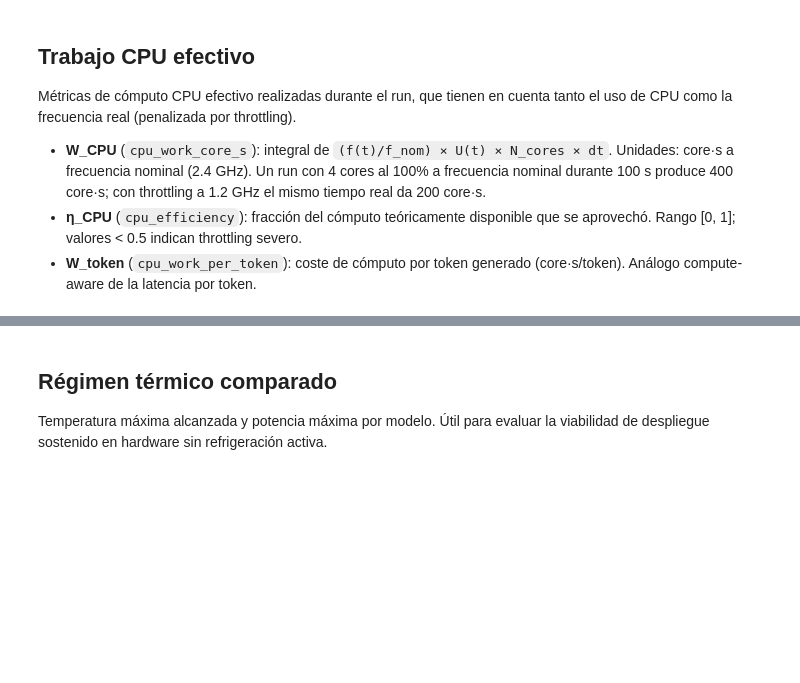
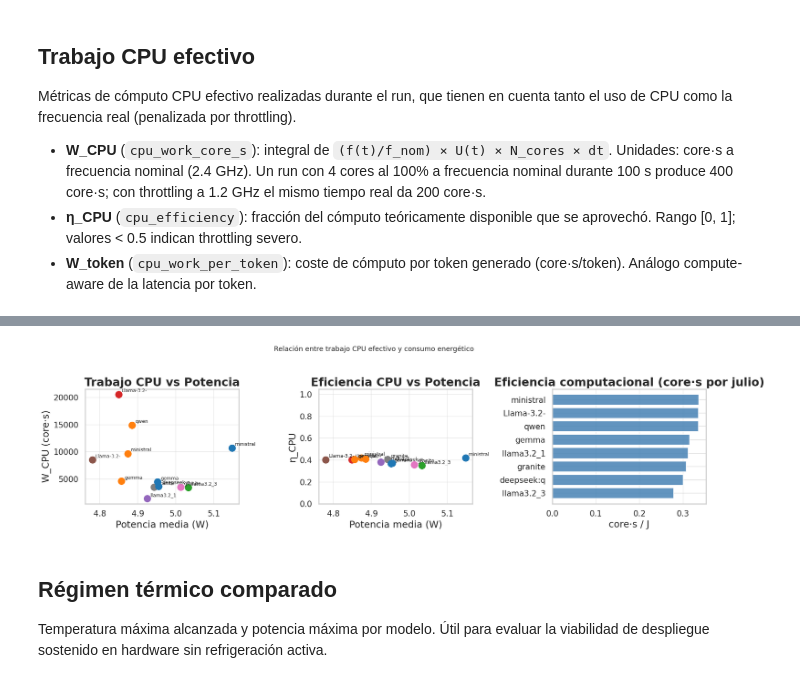
Before and after one commit to TFG-yisuscc/MonitorSystemVisualizer, a Jupyter notebook: notebooks/04_comparativa_global.ipynb, the cells around one changed output, grey strips where cells are left out. Cells and saved outputs as stored; diff of their text form; code cells hidden in the pictures; blank space fills up the shorter version.

```diff
--- a/notebooks/04_comparativa_global.ipynb
+++ b/notebooks/04_comparativa_global.ipynb
@@ -356,3 +461,69 @@ _plot_metric(
+# %%
+cpu_energy = summary.dropna(subset=["cpu_work_core_s", "power_mean_w"]).copy()
+
+if cpu_energy.empty:
+    print("Sin datos suficientes para el análisis CPU-potencia.")
+else:
+    fig, axes = plt.subplots(1, 3, figsize=(18, 5))
+
+    # 1. W_CPU vs Potencia media
+    ax = axes[0]
+    for i, (_, row) in enumerate(cpu_energy.iterrows()):
+        ax.scatter(row["power_mean_w"], row["cpu_work_core_s"],
+                   s=150, color=f"C{i % 10}", zorder=3)
+        ax.annotate(row["model_label"],
+                    (row["power_mean_w"], row["cpu_work_core_s"]),
+                    xytext=(6, 4), textcoords="offset points", fontsize=9)
+    ax.set_xlabel("Potencia media (W)")
+    ax.set_ylabel("W_CPU (core·s)")
+    ax.set_title("Trabajo CPU vs Potencia")
+    ax.grid(True, alpha=0.3)
+
+    # 2. η_CPU vs Potencia
+    ax = axes[1]
+    eff_data = cpu_energy.dropna(subset=["cpu_efficiency"])
+    for i, (_, row) in enumerate(eff_data.iterrows()):
+        ax.scatter(row["power_mean_w"], row["cpu_efficiency"],
+                   s=150, color=f"C{i % 10}", zorder=3)
+        ax.annotate(row["model_label"],
+                    (row["power_mean_w"], row["cpu_efficiency"]),
+                    xytext=(6, 4), textcoords="offset points", fontsize=9)
+    ax.set_xlabel("Potencia media (W)")
+    ax.set_ylabel("η_CPU")
+    ax.set_ylim(0, 1.05)
+    ax.set_title("Eficiencia CPU vs Potencia")
+    ax.grid(True, alpha=0.3)
+
+    # 3. core·s/J — barplot comparativo (media por model_label si hay duplicados)
+    ax = axes[2]
+    if "cpu_work_per_joule" in cpu_energy.columns:
+        joule_agg = (
+            cpu_energy.dropna(subset=["cpu_work_per_joule"])
+            .groupby("model_label", sort=False)["cpu_work_per_joule"]
+            .mean()
+            .sort_values(ascending=True)
+        )
+        if not joule_agg.empty:
+            ax.barh(joule_agg.index.tolist(), joule_agg.values,
+                    color="steelblue", alpha=0.85)
+            ax.set_xlabel("core·s / J")
+            ax.set_title("Eficiencia computacional (core·s por julio)")
+            ax.grid(True, alpha=0.3, axis="x")
+        else:
+            ax.text(0.5, 0.5, "Sin datos de cpu_work_per_joule",
+                    ha="center", va="center", transform=ax.transAxes)
+    else:
+        ax.text(0.5, 0.5, "Columna cpu_work_per_joule no disponible",
+                ha="center", va="center", transform=ax.transAxes)
+
+    fig.suptitle(
+        "Relación entre trabajo CPU efectivo y consumo energético",
+        fontsize=13, y=1.02,
+    )
+    fig.tight_layout()
+    plt.show()
+# %% [output]
+[figure, added]
 # %% [markdown]
 ## Régimen térmico comparado
 
```
Also changed, not shown: parts of 15 cells of this notebook, 7 other files.
